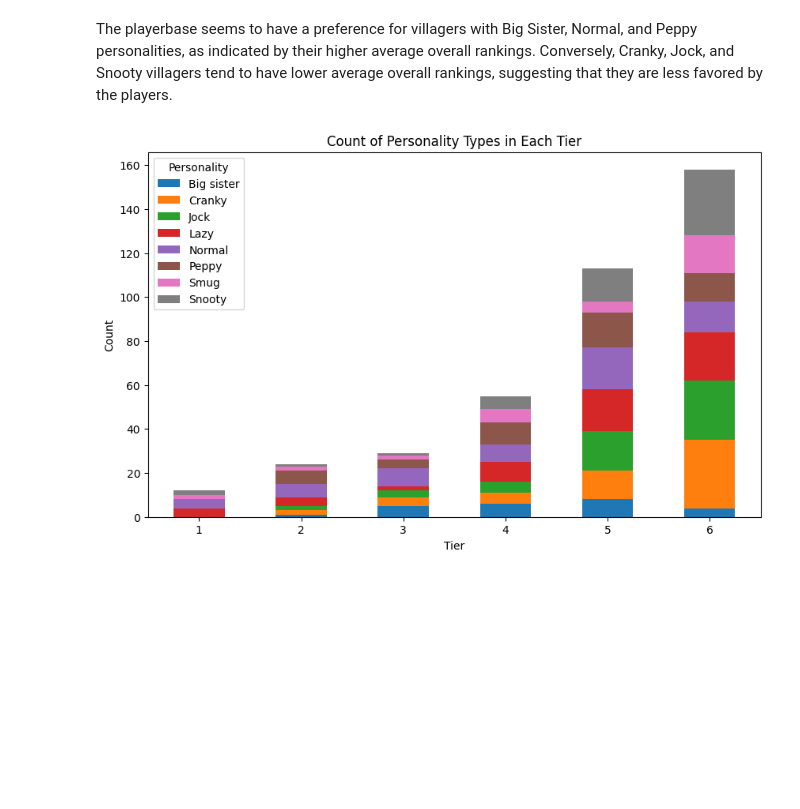
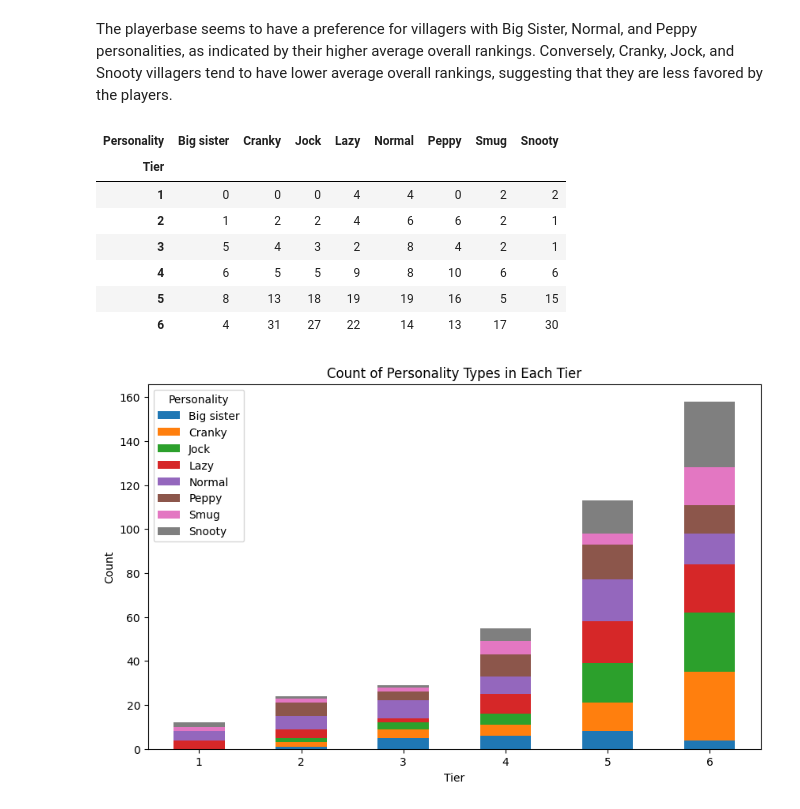
Before and after one commit to slee502/AnimalCrossing_Villager_Popularity, a Jupyter notebook: Villager_Popularity_Analysis.ipynb, the cells around one changed output. Drawn from its saved outputs; the diff is of its cells as text; code cells hidden in the pictures; blank space fills up the shorter version.

Commit message:
finalized interpretations

```diff
--- a/Villager_Popularity_Analysis.ipynb
+++ b/Villager_Popularity_Analysis.ipynb
@@ -1067,4 +1120,18 @@ plt.show()
 [figure]
 # %% [markdown]
 The playerbase seems to have a preference for villagers with Big Sister, Normal, and Peppy personalities, as indicated by their higher average overall rankings. Conversely, Cranky, Jock, and Snooty villagers tend to have lower average overall rankings, suggesting that they are less favored by the players.
+# %%
+# Create a crosstab of Tier and Personality
+personality_tier_crosstab = pd.crosstab(final_merged_df['Tier'], final_merged_df['Personality'])
+
+personality_tier_crosstab
+# %% [output]
+| Personality | Big sister | Cranky | Jock | Lazy | Normal | Peppy | Smug | Snooty |
+| Tier |  |  |  |  |  |  |  |  |
+| 1 | 0 | 0 | 0 | 4 | 4 | 0 | 2 | 2 |
+| 2 | 1 | 2 | 2 | 4 | 6 | 6 | 2 | 1 |
+| 3 | 5 | 4 | 3 | 2 | 8 | 4 | 2 | 1 |
+| 4 | 6 | 5 | 5 | 9 | 8 | 10 | 6 | 6 |
+| 5 | 8 | 13 | 18 | 19 | 19 | 16 | 5 | 15 |
+| 6 | 4 | 31 | 27 | 22 | 14 | 13 | 17 | 30 |
 # %%
```
Also changed, not shown: parts of 75 cells of this notebook.
